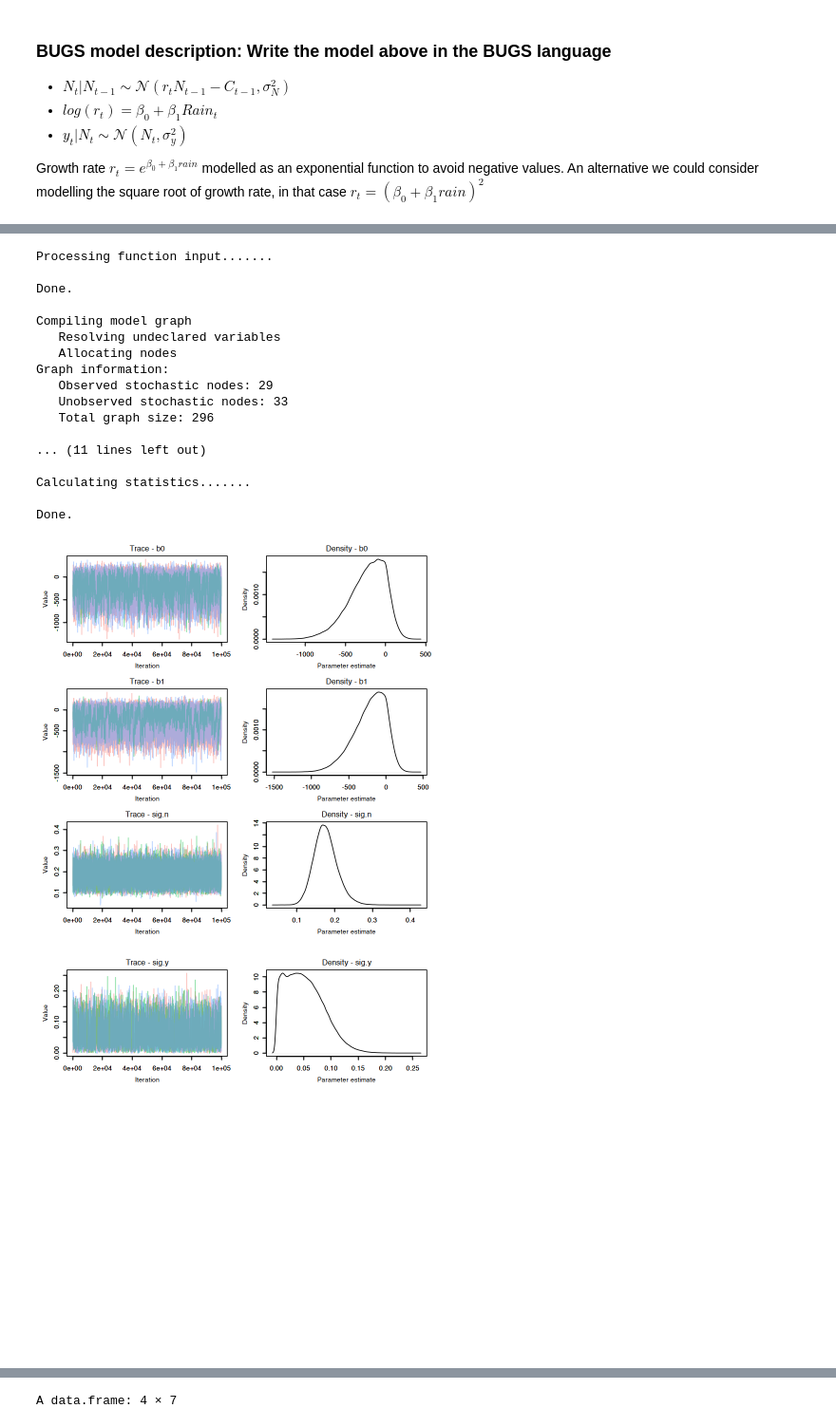
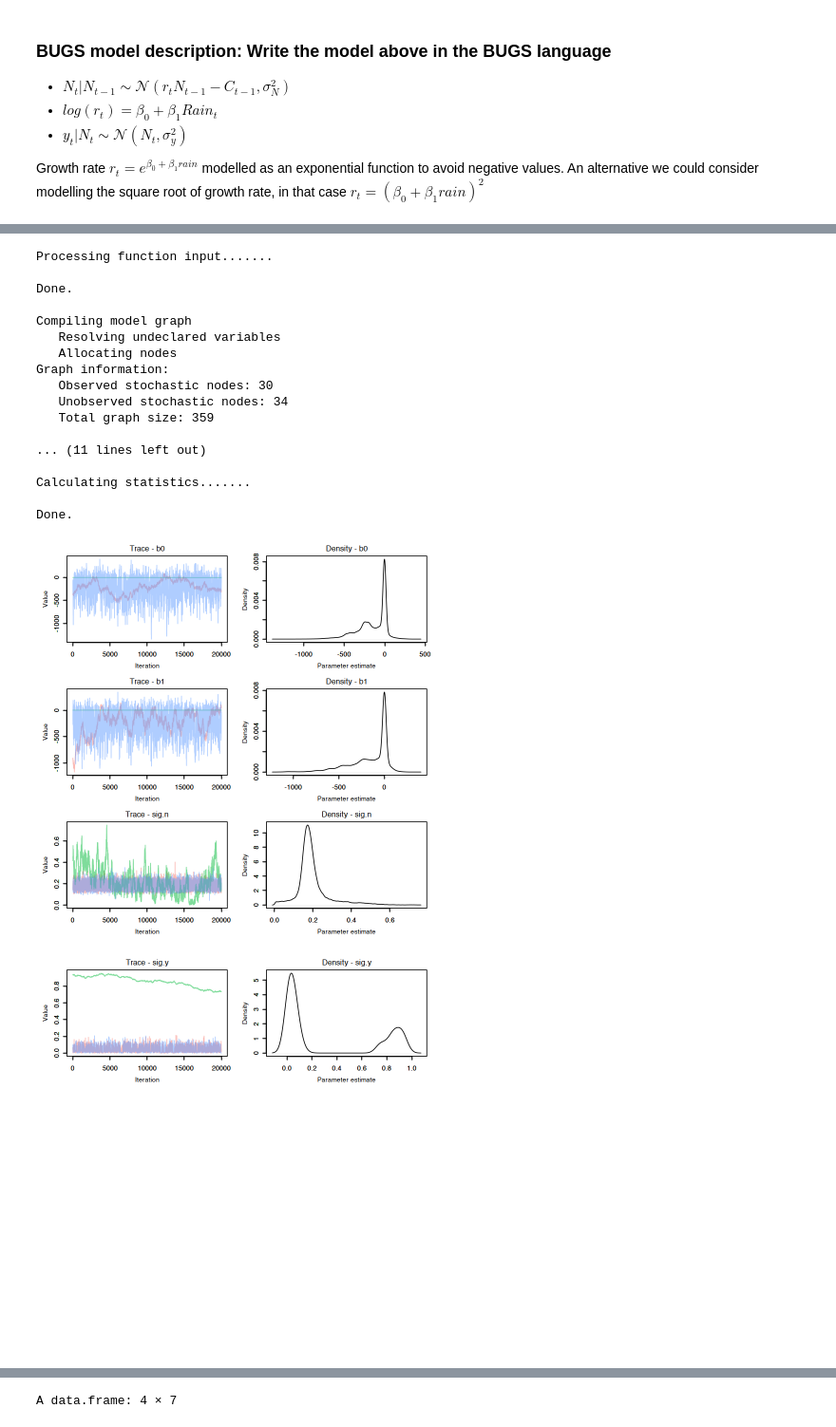
Before and after one commit to erikseulean/wildlife, a Jupyter notebook: Assignment2.ipynb, the cells around one changed output, grey strips where cells are left out. Shown at 95% size. Drawn from its saved outputs; the diff is of its cells as text; code cells hidden in the pictures.

```diff
--- a/Assignment2.ipynb
+++ b/Assignment2.ipynb
@@ -45,7 +46,7 @@ library(tibble)
 data("wildebeest")
 # %%
 # Backfill missing data
-wildebeest <- na.locf(wildebeest)
+wildebeest <- na.locf(wildebeest, fromLast=T)
 # %% [markdown]
 Before we apply the modelling in the BUGS language, we will validate below if the exponential model is suitable to model the growth rate as a function of rain. This comes with a caveat because we have missing data that was backfilled previously. Regardless of this, we will still run an analysis to check the dependence between rain and growth rate.
 
@@ -200,7 +225,7 @@ ni <- 100000 + nb
 # so no thinning occurs, meaning that we consider
 # the posterior samples to be sufficiently independent
 # to the point that no thinning is necessary.
-nt <- 1
+nt <- 5
 
 # Start the MCMC algorithm with the parameters provided
 out <- jags(
@@ -210,38 +235,38 @@ out <- jags(
     model.file = "project2.txt",
     n.chains = nc,
     n.iter = ni,
     n.burnin = nb,
     n.thin = nt
 )
 
 # Draw trace plots and density plots for the monitored parameters
 MCMCtrace(
     out,                                 # the fitted model
     params = monitored_parameters[1:4],  # out parameters of interest
     iter = ni,                           # plot all iterations
     pdf = FALSE,                         # don't write to a PDF
     ind = FALSE                          # chain specific densities
 )
 # %% [output]
 Processing function input.......
 
 Done.
 
 Compiling model graph
    Resolving undeclared variables
    Allocating nodes
 Graph information:
-   Observed stochastic nodes: 29
-   Unobserved stochastic nodes: 33
-   Total graph size: 296
+   Observed stochastic nodes: 30
+   Unobserved stochastic nodes: 34
+   Total graph size: 359
 
 ... (11 lines left out)
 
 Calculating statistics.......
 
 Done.
-[figure, old version]
+[figure, new version]
-[figure, old version]
+[figure, new version]
 # %%
 out
 # %% [output]
```
Also changed, not shown: parts of 4 cells of this notebook, 1 other file.
